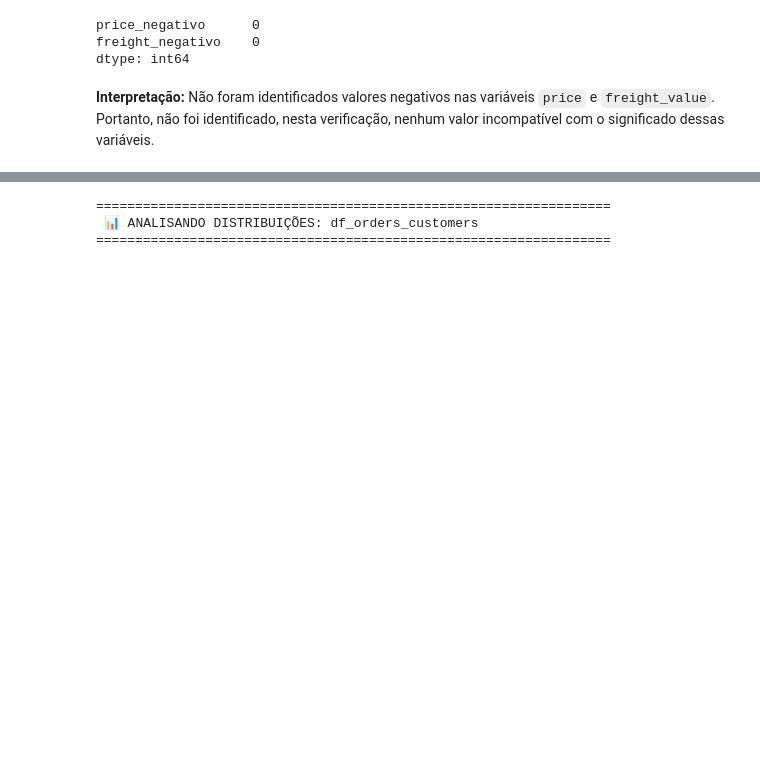
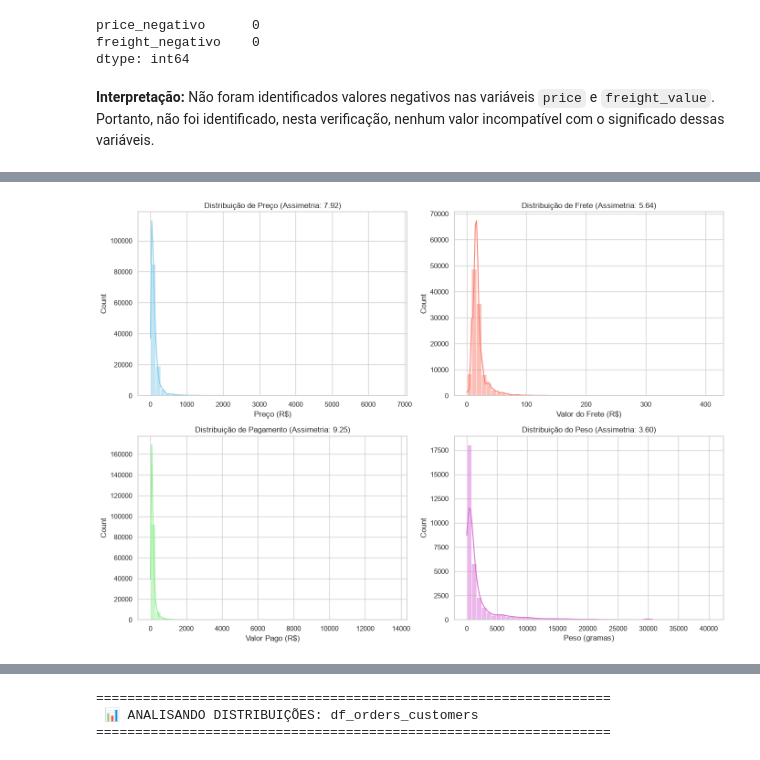
Before and after one commit to heliobrandao/projeto-tecnicas-programacao-i-py-ada, a Jupyter notebook: notebooks/analise.ipynb, the cells around one changed output, grey strips where cells are left out. Saved outputs shown, nothing was run; the diff lists cells and outputs as text; code cells hidden in the pictures; blank space fills up the shorter version.

```diff
--- a/notebooks/analise.ipynb
+++ b/notebooks/analise.ipynb
@@ -591,0 +522,77 @@ Justificativa da Abordagem: O método de Z-Score (calculado via NumPy) tende a i
+# %%
+# Configuração de estilo visual
+sns.set_theme(style="whitegrid")
+plt.rcParams['figure.figsize'] = (14, 10)
+
+# =========================================================
+# 2.2.1 VERIFICAÇÃO DE NORMALIDADE (HISTOGRAMAS E ASSIMETRIA)
+# =========================================================
+fig, axes = plt.subplots(2, 2, figsize=(14, 10))
+
+# 1. Distribuição do Preço dos Produtos (df_items)
+sns.histplot(df_items['price'], bins=50, kde=True, ax=axes[0, 0], color='skyblue')
+axes[0, 0].set_title(f"Distribuição de Preço (Assimetria: {df_items['price'].skew():.2f})")
+axes[0, 0].set_xlabel("Preço (R$)")
+
+# 2. Distribuição do Valor do Frete (df_items)
+sns.histplot(df_items['freight_value'], bins=50, kde=True, ax=axes[0, 1], color='salmon')
+axes[0, 1].set_title(f"Distribuição de Frete (Assimetria: {df_items['freight_value'].skew():.2f})")
+axes[0, 1].set_xlabel("Valor do Frete (R$)")
+
+# 3. Distribuição do Valor do Pagamento (df_payments)
+sns.histplot(df_payments['payment_value'], bins=50, kde=True, ax=axes[1, 0], color='lightgreen')
+axes[1, 0].set_title(f"Distribuição de Pagamento (Assimetria: {df_payments['payment_value'].skew():.2f})")
+axes[1, 0].set_xlabel("Valor Pago (R$)")
+
+# 4. Distribuição do Peso do Produto (df_products)
+sns.histplot(df_products['product_weight_g'].dropna(), bins=50, kde=True, ax=axes[1, 1], color='orchid')
+axes[1, 1].set_title(f"Distribuição do Peso (Assimetria: {df_products['product_weight_g'].skew():.2f})")
+axes[1, 1].set_xlabel("Peso (gramas)")
+
+plt.tight_layout()
+plt.show()
+
+# =========================================================
+# 2.2.2 APLICAÇÃO DO MÉTODO IQR (ADEQUADO PARA DISTRIBUIÇÕES ASSIMÉTRICAS)
+# =========================================================
+print("=== APLICAÇÃO DO MÉTODO IQR PARA VARIÁVEIS ASSIMÉTRICAS ===")
+
+# A) Outliers de Frete por Grupo de Comparação (Estado do Cliente)
+df_items_cust = df_items.merge(df_orders[['order_id', 'customer_id']], on='order_id')
+df_items_cust = df_items_cust.merge(df_customers[['customer_id', 'customer_state']], on='customer_id')
+
+def detecta_outliers_iqr_grupo(grupo, coluna):
+    q1 = grupo[coluna].quantile(0.25)
+    q3 = grupo[coluna].quantile(0.75)
+    iqr = q3 - q1
+    limite_superior = q3 + 1.5 * iqr
+    outliers = grupo[grupo[coluna] > limite_superior]
+
+    return pd.Series({
+        'Total_Registros': len(grupo),
+        'Q1': round(q1, 2),
+        'Q3': round(q3, 2),
+        'Limite_Sup_IQR': round(limite_superior, 2),
+        'Qtd_Outliers': len(outliers),
+        '%_Outliers': round((len(outliers) / len(grupo)) * 100, 2)
+    })
+
+print("\n--- Outliers de Frete Agrupados por Estado (Top 10 UFs com mais anomalias) ---")
+resumo_frete_estado = df_items_cust.groupby('customer_state').apply(detecta_outliers_iqr_grupo, coluna='freight_value').sort_values(by='Qtd_Outliers', ascending=False)
+print(resumo_frete_estado.head(10))
+
+# B) Outliers Globais via IQR para Preço e Valor de Pagamento
+def resumo_iqr_global(df, coluna, nome_base):
+    q1 = df[coluna].quantile(0.25)
+    q3 = df[coluna].quantile(0.75)
+    iqr = q3 - q1
+    lim_sup = q3 + 1.5 * iqr
+    outliers = df[df[coluna] > lim_sup]
+    print(f"\n--- Outliers Globais via IQR: Base {nome_base} ({coluna}) ---")
+    print(f"Q1: R$ {q1:.2f} | Q3: R$ {q3:.2f} | Limite Superior IQR: R$ {lim_sup:.2f}")
+    print(f"Registros acima do limite: {len(outliers):,} ({len(outliers)/len(df)*100:.2f}%)")
+
+resumo_iqr_global(df_items, 'price', 'df_items')
+resumo_iqr_global(df_payments, 'payment_value', 'df_payments')
+# %% [output]
+[figure, added]
```
Also changed, not shown: parts of 46 cells of this notebook.
